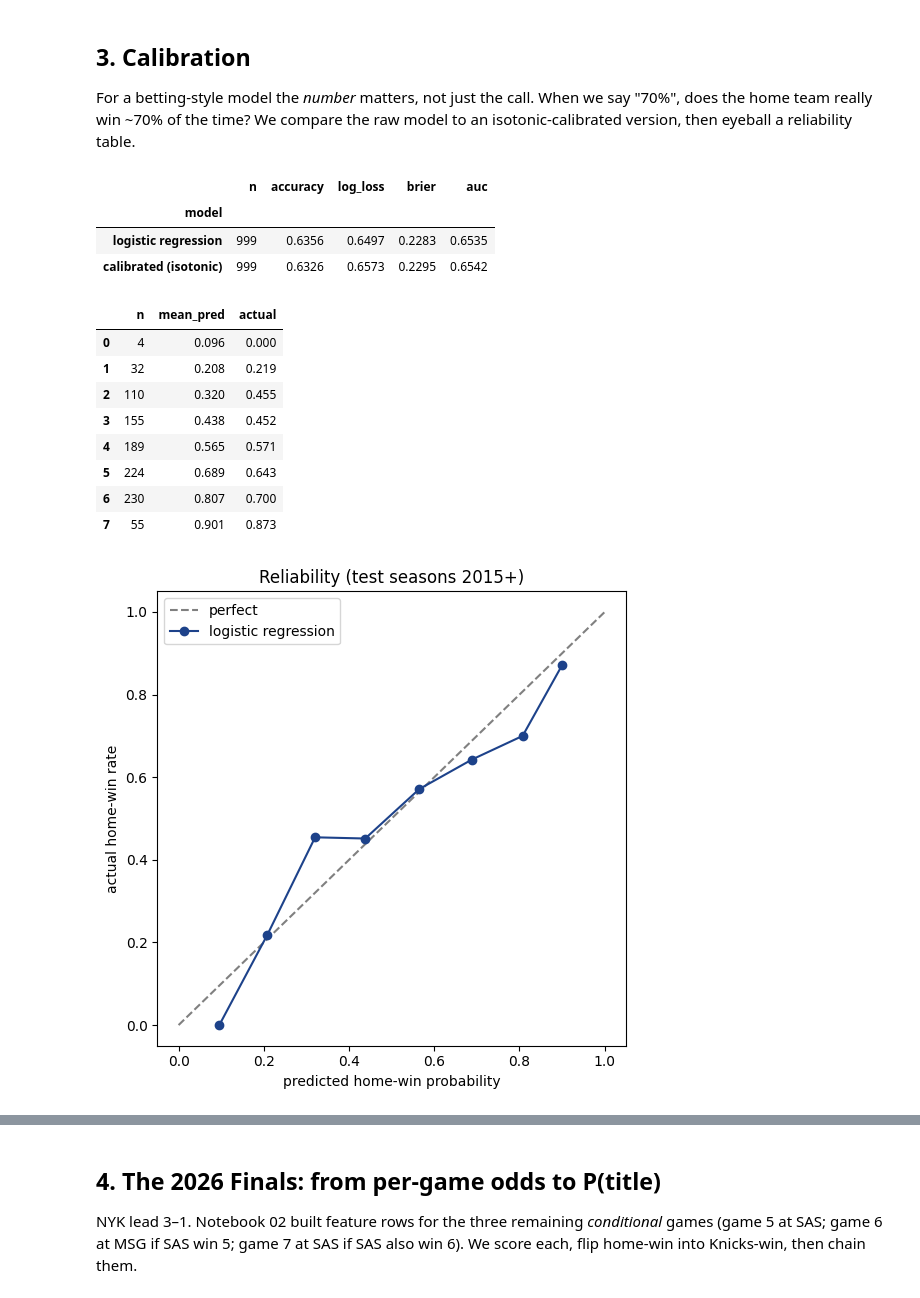
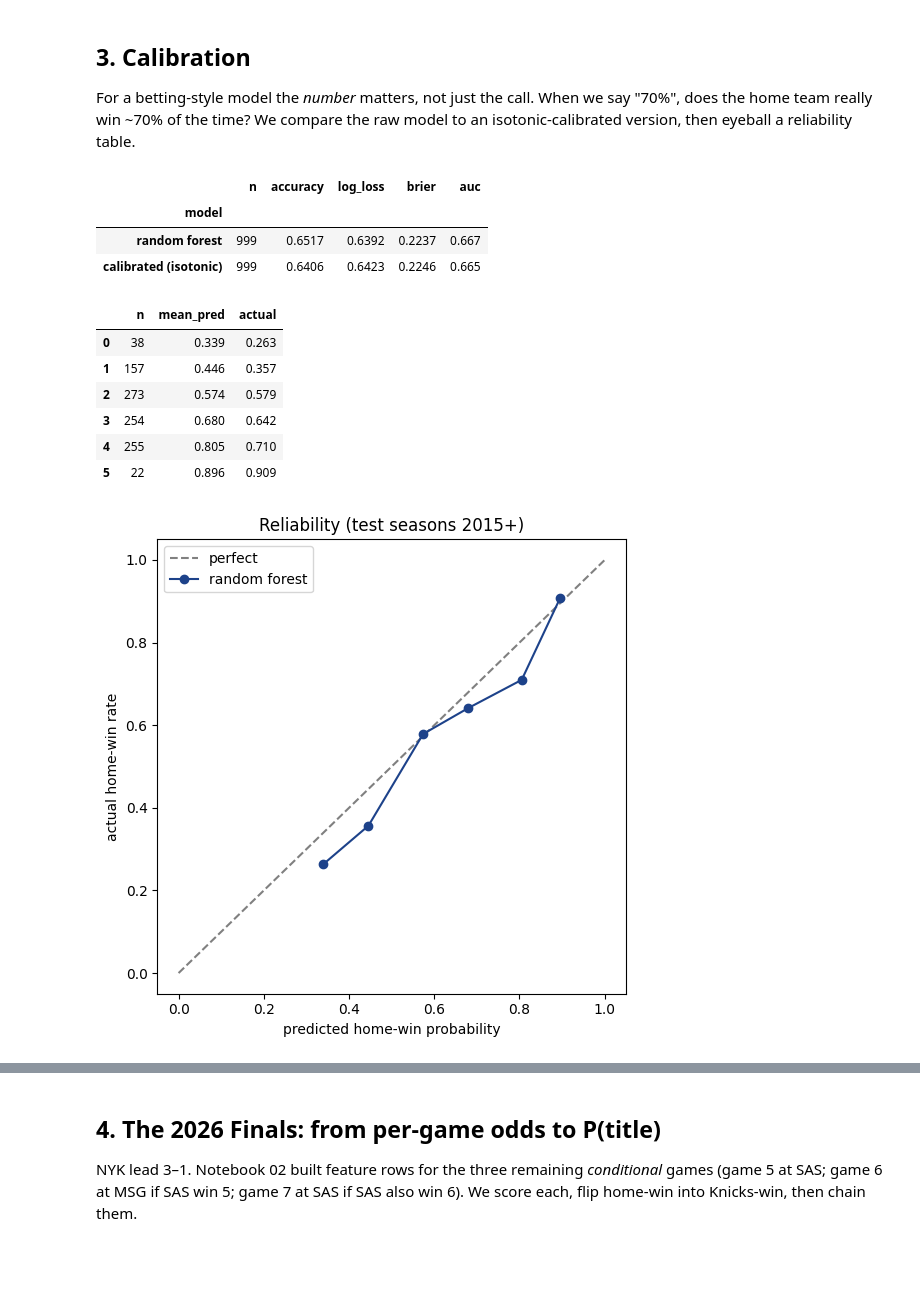
Before and after one commit to madeleinetwang/knicks-in-six, a Jupyter notebook: 03_model.ipynb, the cells around one changed output, grey strips where cells are left out. Saved outputs shown, nothing was run; the diff lists cells and outputs as text; code cells hidden in the pictures; blank space fills up the shorter version.

```diff
--- a/03_model.ipynb
+++ b/03_model.ipynb
@@ -131,44 +185,42 @@ pd.DataFrame([
 
 For a betting-style model the *number* matters, not just the call. When we say "70%", does the home team really win ~70% of the time? We compare the raw model to an isotonic-calibrated version, then eyeball a reliability table.
 # %%
-calibrated = M.train_calibrated(train, method="isotonic")
+calibrated = M.train_calibrated(train, estimator=M.make_random_forest(), method="isotonic")
 
 cal_results = pd.DataFrame([
-    M.evaluate(model, test, "logistic regression"),
+    M.evaluate(model, test, "random forest"),
     M.evaluate(calibrated, test, "calibrated (isotonic)"),
 ]).set_index("model")
 cal_results.round(4)
 # %% [output]
 |  | n | accuracy | log_loss | brier | auc |
 | model |  |  |  |  |  |
-| logistic regression | 999 | 0.6356 | 0.6497 | 0.2283 | 0.6535 |
-| calibrated (isotonic) | 999 | 0.6326 | 0.6573 | 0.2295 | 0.6542 |
+| random forest | 999 | 0.6517 | 0.6392 | 0.2237 | 0.667 |
+| calibrated (isotonic) | 999 | 0.6406 | 0.6423 | 0.2246 | 0.665 |
 # %%
 # reliability: predicted vs actual home-win rate per probability bucket
 M.reliability_table(model, test, bins=8).round(3)
 # %% [output]
 |  | n | mean_pred | actual |
-| 0 | 4 | 0.096 | 0.000 |
-| 1 | 32 | 0.208 | 0.219 |
-| 2 | 110 | 0.320 | 0.455 |
-| 3 | 155 | 0.438 | 0.452 |
-| 4 | 189 | 0.565 | 0.571 |
-| 5 | 224 | 0.689 | 0.643 |
-| 6 | 230 | 0.807 | 0.700 |
-| 7 | 55 | 0.901 | 0.873 |
+| 0 | 38 | 0.339 | 0.263 |
+| 1 | 157 | 0.446 | 0.357 |
+| 2 | 273 | 0.574 | 0.579 |
+| 3 | 254 | 0.680 | 0.642 |
+| 4 | 255 | 0.805 | 0.710 |
+| 5 | 22 | 0.896 | 0.909 |
 # %%
 import matplotlib.pyplot as plt
 
 rel = M.reliability_table(model, test, bins=8)
 fig, ax = plt.subplots(figsize=(5.5, 5.5))
 ax.plot([0, 1], [0, 1], "--", color="gray", label="perfect")
-ax.plot(rel["mean_pred"], rel["actual"], "o-", color="#1d428a", label="logistic regression")
+ax.plot(rel["mean_pred"], rel["actual"], "o-", color="#1d428a", label="random forest")
 ax.set_xlabel("predicted home-win probability")
 ax.set_ylabel("actual home-win rate")
 ax.set_title("Reliability (test seasons 2015+)")
 ax.legend()
 plt.tight_layout()
 plt.show()
 # %% [output]
-[figure, old version]
+[figure, new version]
 # %% [markdown]
```
Also changed, not shown: parts of 12 cells of this notebook, 4 other files.
